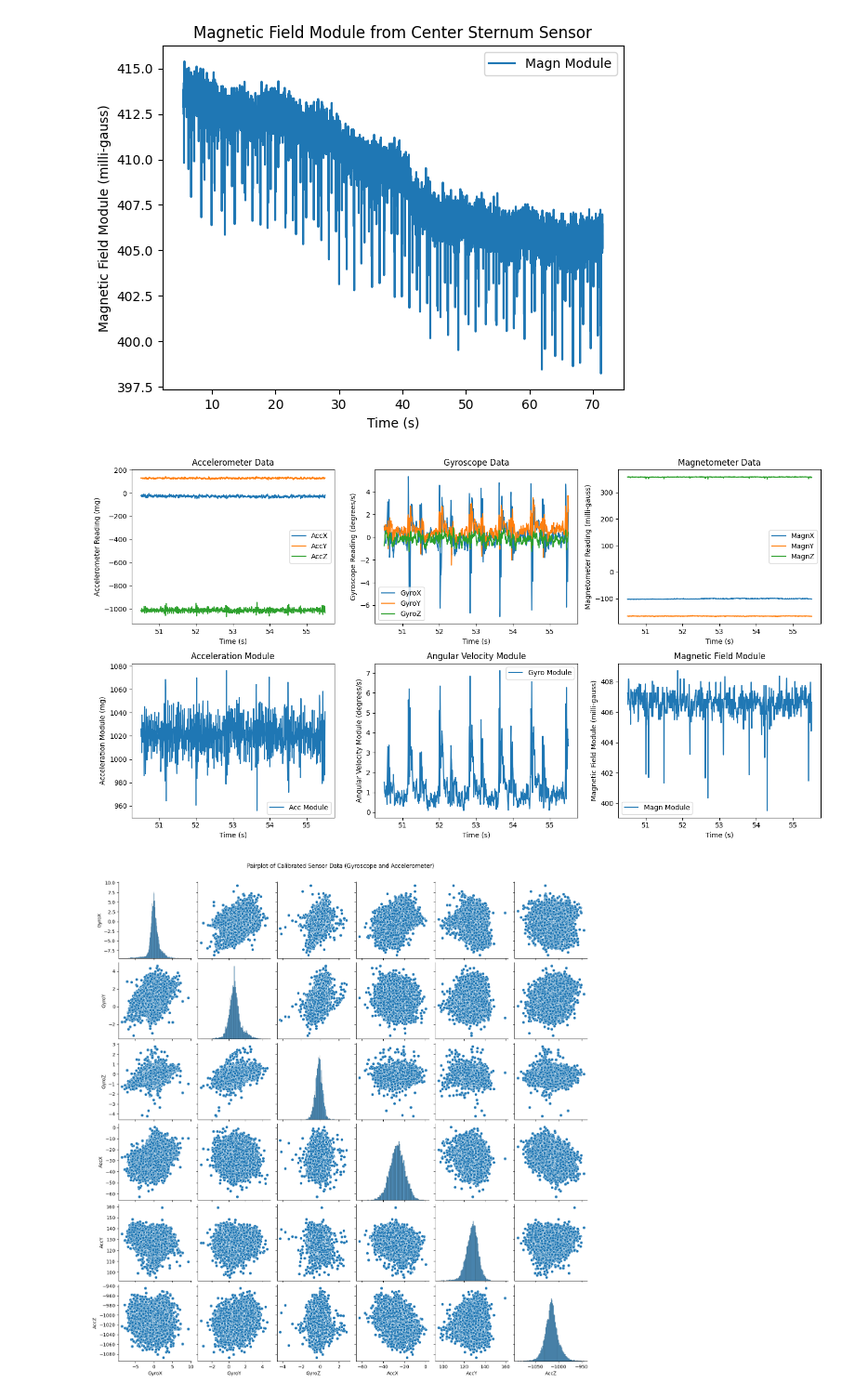
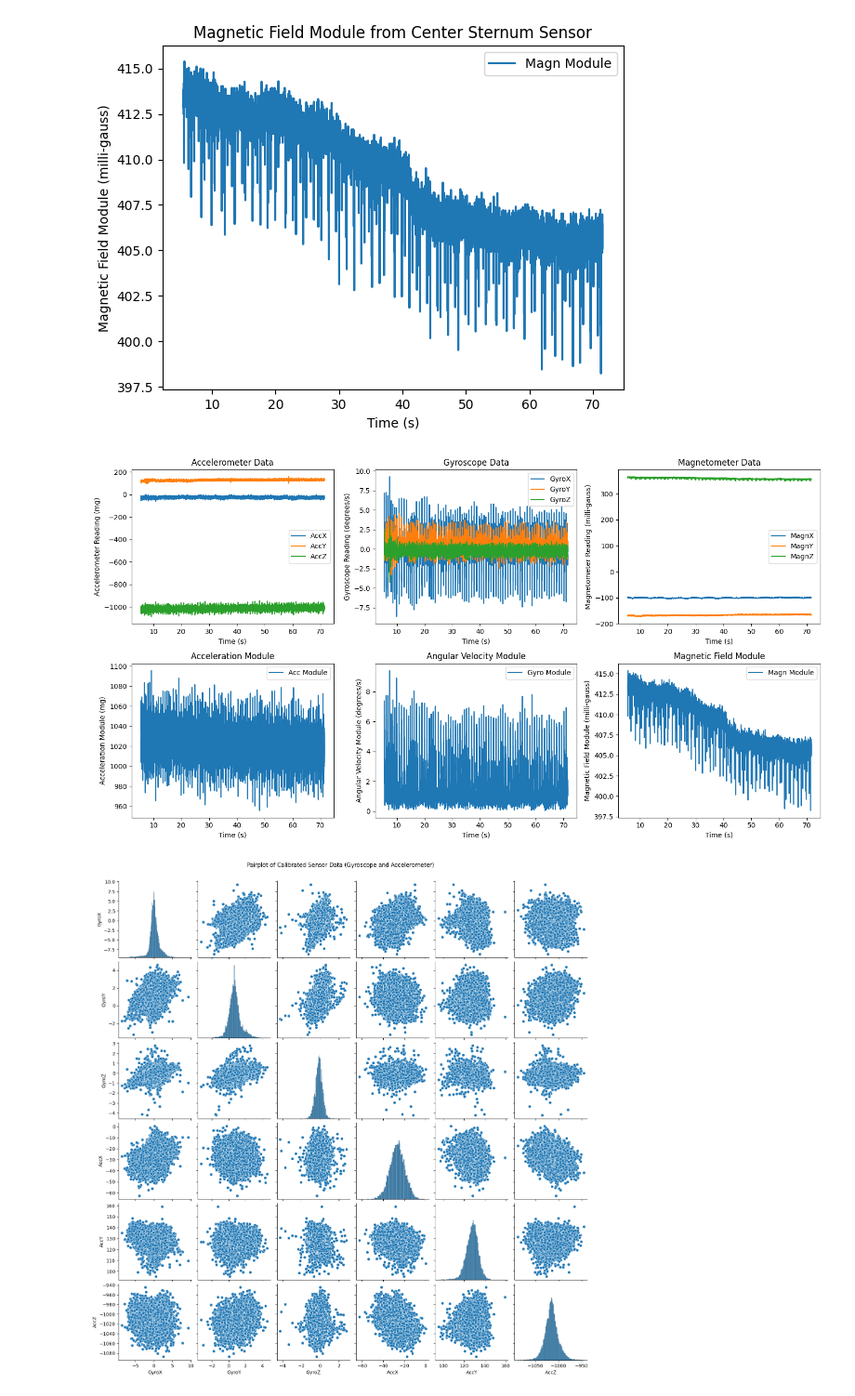
Before and after one commit to FC0000/Respiratory-rate-estimation, a Jupyter notebook: Project_Daniele.ipynb, the cells around one changed output. Shown at 93% size. Drawn from its saved outputs; the diff is of its cells as text; code cells hidden in the pictures.

```diff
--- a/Project_Daniele.ipynb
+++ b/Project_Daniele.ipynb
@@ -249,25 +249,25 @@ plt.show()
 # take all the plots we have done and make a unique plot with lots of subplots, to make a unique visualization of the data from the center sternum sensor.
 # make a function that takes df dataframe and time and make all the plots we have done in one unique plot with subplots.
 
-def plot_all_in_one(df, time):
+def plot_all_in_one(df, time, mask=None):
 
     GyroArray = df[['GyroX', 'GyroY', 'GyroZ']].to_numpy()
     GyroArray = calibration(GyroArray, offset_gyro)
-    GyroX = GyroArray[9000:10000, 0] # degrees per second
-    GyroY = GyroArray[9000:10000, 1]
-    GyroZ = GyroArray[9000:10000, 2]
+    GyroX = GyroArray[:, 0] # degrees per second
+    GyroY = GyroArray[:, 1]
+    GyroZ = GyroArray[:, 2]
 
     AccArray = df[['AccX', 'AccY', 'AccZ']].to_numpy()
     AccArray = calibration(AccArray, offset_acc, calibration_matrix_acc)
-    AccX = AccArray[9000:10000, 0] # unit of mg
-    AccY = AccArray[9000:10000, 1]
-    AccZ = AccArray[9000:10000, 2]
+    AccX = AccArray[:, 0] # unit of mg
+    AccY = AccArray[:, 1]
+    AccZ = AccArray[:, 2]
 
     MagnArray = df[['MagnX', 'MagnY', 'MagnZ']].to_numpy()
     MagnArray = calibration(MagnArray, offset_magn, calibration_matrix_magn)
-    MagnX = MagnArray[9000:10000, 0] # milli - gauss
-    MagnY = MagnArray[9000:10000, 1]
-    MagnZ = MagnArray[9000:10000, 2]
+    MagnX = MagnArray[:, 0] # milli - gauss
+    MagnY = MagnArray[:, 1]
+    MagnZ = MagnArray[:, 2]
 
     '''
     qw = df['qw'][9700:10000]
@@ -277,60 +277,60 @@ def plot_all_in_one(df, time):
     '''
 
     Acc_module = np.sqrt(AccX**2 + AccY**2 + AccZ**2)
-    Gyro_module = np.sqrt(GyroArray[9000:10000, 0]**2 + GyroArray[9000:10000, 1]**2 + GyroArray[9000:10000, 2]**2)
-    Magn_module = np.sqrt(MagnArray[9000:10000, 0]**2 + MagnArray[9000:10000, 1]**2 + MagnArray[9000:10000, 2]**2)
+    Gyro_module = np.sqrt(GyroArray[:, 0]**2 + GyroArray[:, 1]**2 + GyroArray[:, 2]**2)
+    Magn_module = np.sqrt(MagnArray[:, 0]**2 + MagnArray[:, 1]**2 + MagnArray[:, 2]**2)
 
     fig, axs = plt.subplots(2, 3, figsize=(15, 8))
 
-    axs[0, 0].plot(time[9000:10000], AccX, label='AccX')
-    axs[0, 0].plot(time[9000:10000], AccY, label='AccY')
-    axs[0, 0].plot(time[9000:10000], AccZ, label='AccZ')
+    axs[0, 0].plot(time, AccX, label='AccX')
+    axs[0, 0].plot(time, AccY, label='AccY')
+    axs[0, 0].plot(time, AccZ, label='AccZ')
     axs[0, 0].set_title('Accelerometer Data')
     axs[0, 0].set_xlabel('Time (s)')
     axs[0, 0].set_ylabel('Accelerometer Reading (mg)')
     axs[0, 0].legend()
 
-    axs[0, 1].plot(time[9000:10000], GyroX, label='GyroX')
-    axs[0, 1].plot(time[9000:10000], GyroY, label='GyroY')
-    axs[0, 1].plot(time[9000:10000], GyroZ, label='GyroZ')
+    axs[0, 1].plot(time, GyroX, label='GyroX')
+    axs[0, 1].plot(time, GyroY, label='GyroY')
+    axs[0, 1].plot(time, GyroZ, label='GyroZ')
     axs[0, 1].set_title('Gyroscope Data')
     axs[0, 1].set_xlabel('Time (s)')
     axs[0, 1].set_ylabel('Gyroscope Reading (degrees/s)')
     axs[0, 1].legend()
 
-    axs[0, 2].plot(time[9000:10000], MagnX, label='MagnX')
-    axs[0, 2].plot(time[9000:10000], MagnY, label='MagnY')
-    axs[0, 2].plot(time[9000:10000], MagnZ, label='MagnZ')
+    axs[0, 2].plot(time, MagnX, label='MagnX')
+    axs[0, 2].plot(time, MagnY, label='MagnY')
+    axs[0, 2].plot(time, MagnZ, label='MagnZ')
     axs[0, 2].set_title('Magnetometer Data')
     axs[0, 2].set_xlabel('Time (s)')
     axs[0, 2].set_ylabel('Magnetometer Reading (milli-gauss)')
     axs[0, 2].legend()
 
-    axs[1, 0].plot(time[9000:10000], Acc_module, label='Acc Module')
+    axs[1, 0].plot(time, Acc_module, label='Acc Module')
     axs[1, 0].set_title('Acceleration Module')
     axs[1, 0].set_xlabel('Time (s)')
     axs[1, 0].set_ylabel('Acceleration Module (mg)')
     axs[1, 0].legend()
 
-    axs[1, 1].plot(time[9000:10000], Gyro_module, label='Gyro Module')
+    axs[1, 1].plot(time, Gyro_module, label='Gyro Module')
     axs[1, 1].set_title('Angular Velocity Module')
     axs[1, 1].set_xlabel('Time (s)')
     axs[1, 1].set_ylabel('Angular Velocity Module (degrees/s)')
     axs[1, 1].legend()
 
-    axs[1, 2].plot(time[9000:10000], Magn_module, label='Magn Module')
+    axs[1, 2].plot(time, Magn_module, label='Magn Module')
     axs[1, 2].set_title('Magnetic Field Module')
     axs[1, 2].set_xlabel('Time (s)')
     axs[1, 2].set_ylabel('Magnetic Field Module (milli-gauss)')
     axs[1, 2].legend()
 
     plt.tight_layout()
     plt.show()
 
 
-plot_all_in_one(df, time)
+plot_all_in_one(df_filtered, time)
 # %% [output]
-[figure, old version]
+[figure, new version]
 # %%
 # do a seaborn.pairplot to see correlations between all the variables after calibration
 import seaborn as sns
```
Also changed, not shown: parts of 5 cells of this notebook.
